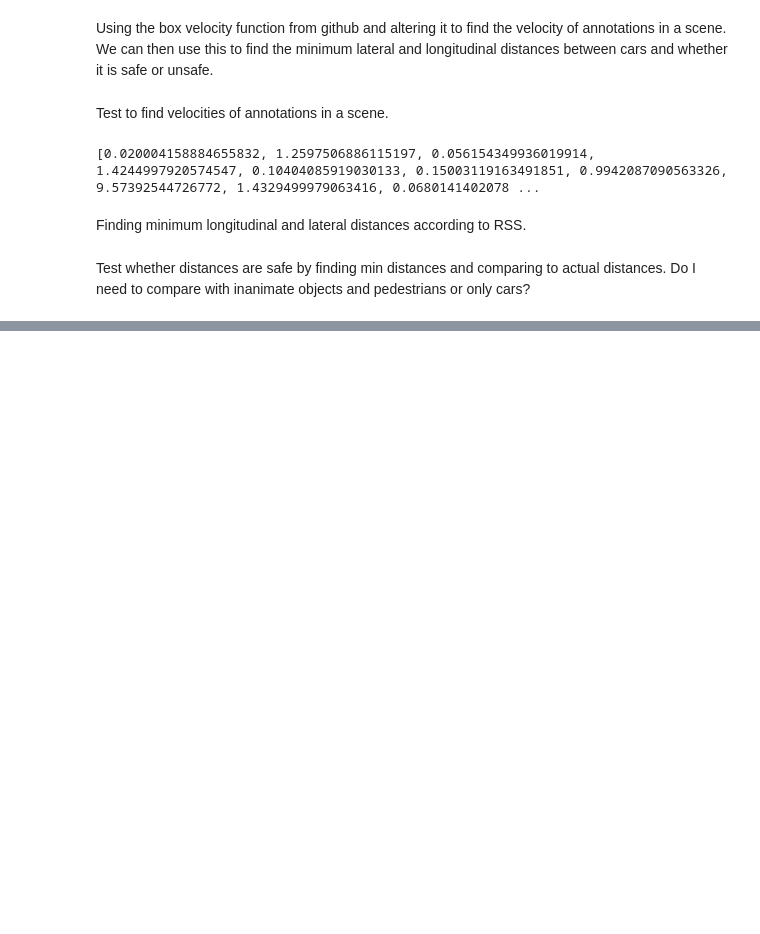
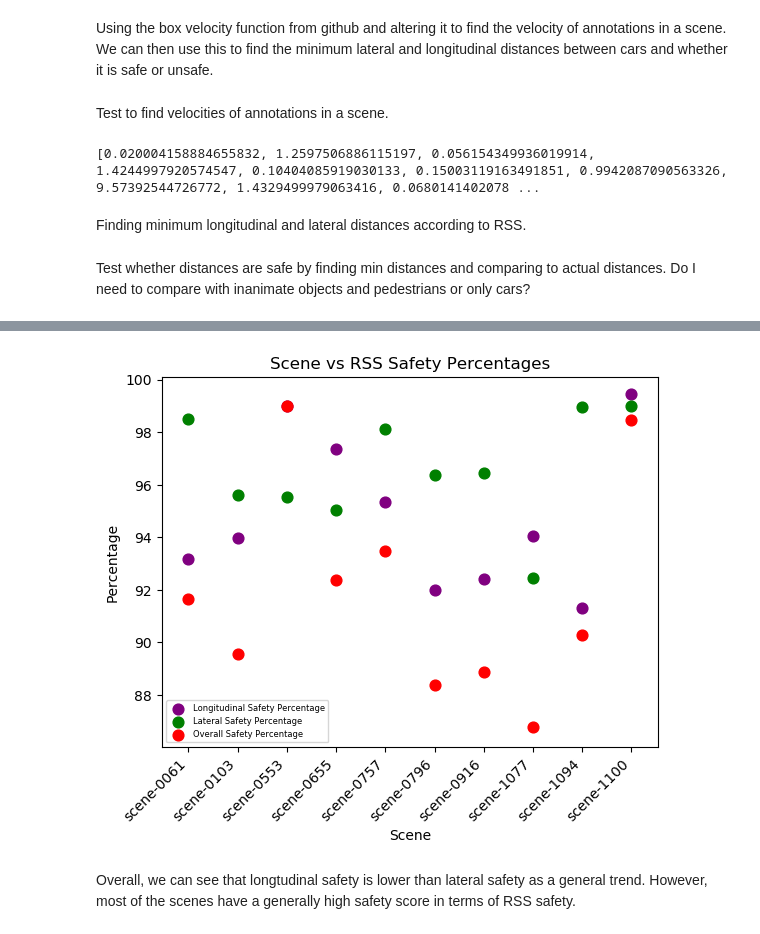
Before and after one commit to agathepetillot/UG4-Honours-Project, a Jupyter notebook: NuScenes_functions.ipynb, the cells around one changed output, grey strips where cells are left out. Cells and saved outputs as stored; diff of their text form; code cells hidden in the pictures; blank space fills up the shorter version.

```diff
--- a/NuScenes_functions.ipynb
+++ b/NuScenes_functions.ipynb
@@ -613,0 +817,21 @@ print(safe_long_percent, safe_lat_percent, safe_overall_percent)
+# %%
+long = plt.scatter(percentages_df['Scene Names'], percentages_df['Longitudinal Safety Percentage'], s=60, c='purple')
+lat = plt.scatter(percentages_df['Scene Names'], percentages_df['Lateral Safety Percentage'], s=60, c='green')
+overall = plt.scatter(percentages_df['Scene Names'], percentages_df['Overall Safety Percentage'], s=60, c='red')
+
+plt.legend((long, lat, overall),
+           ('Longitudinal Safety Percentage', 'Lateral Safety Percentage', 'Overall Safety Percentage'),
+           scatterpoints=1,
+           loc='best',
+           fontsize=6)
+
+plt.xticks(rotation=45, ha='right')
+plt.title("Scene vs RSS Safety Percentages")
+plt.xlabel("Scene")
+plt.ylabel("Percentage")
+
+plt.show()
+# %% [output]
+[figure, added]
+# %% [markdown]
+Overall, we can see that longtudinal safety is lower than lateral safety as a general trend. However, most of the scenes have a generally high safety score in terms of RSS safety.
```
Also changed, not shown: parts of 9 cells of this notebook.
